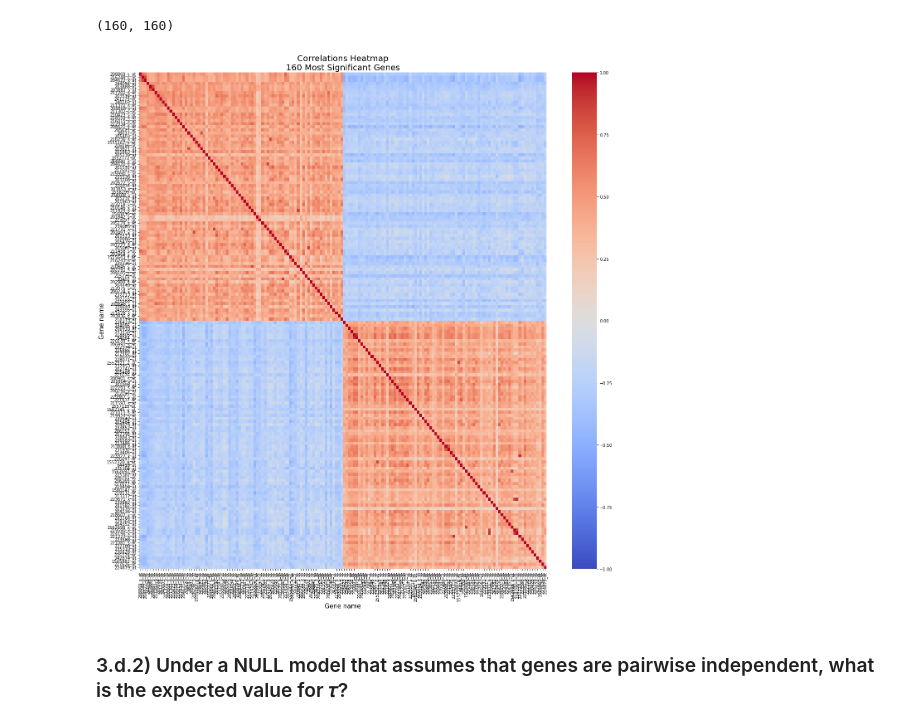
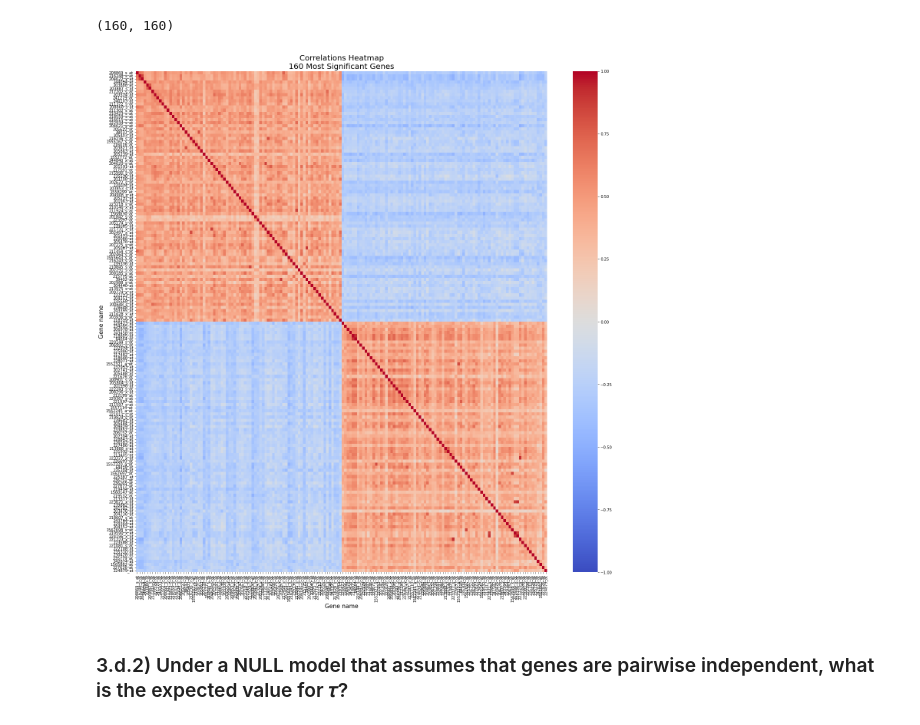
Before and after one commit to RoyR-IDC/StatisticsAndDataAnalysis, a Jupyter notebook: hw4/203972922_201312907-Copy1.ipynb, the cells around one changed output. Cells and saved outputs as stored; diff of their text form; code cells hidden in the pictures.

```diff
--- a/hw4/203972922_201312907-Copy1.ipynb
+++ b/hw4/203972922_201312907-Copy1.ipynb
@@ -546,14 +540,14 @@ D_kendall_correlations_df.shape
 # %% [output]
 (160, 160)
 # %%
-plt.figure(0, figsize = (22,22))
+plt.figure(0, figsize = (24,24))
 sns.heatmap(D_kendall_correlations_df, cmap="coolwarm", vmin=-1, vmax=1, xticklabels=True, yticklabels=True)
 plt.title('Correlations Heatmap\n160 Most Significant Genes', fontsize=20)
 plt.xlabel('Gene name', fontsize=15)
 plt.ylabel('Gene name', fontsize=15)
 plt.show()
 # %% [output]
-[figure, old version]
+[figure, new version]
 # %% [markdown]
 ### 3.d.2) Under a NULL model that assumes that genes are pairwise independent, what is the expected value for 𝜏?
 # %% [markdown]
```
Also changed, not shown: parts of 14 cells of this notebook.
